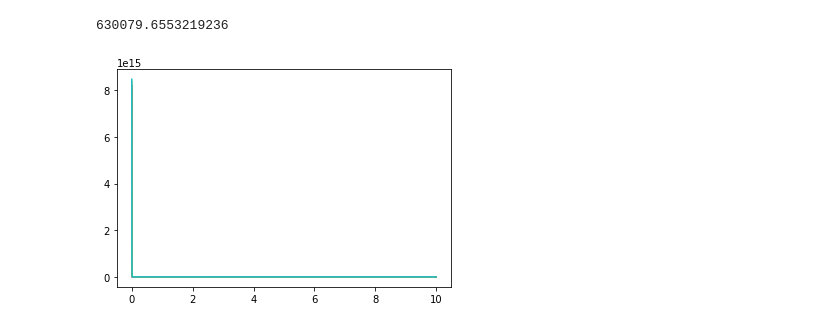
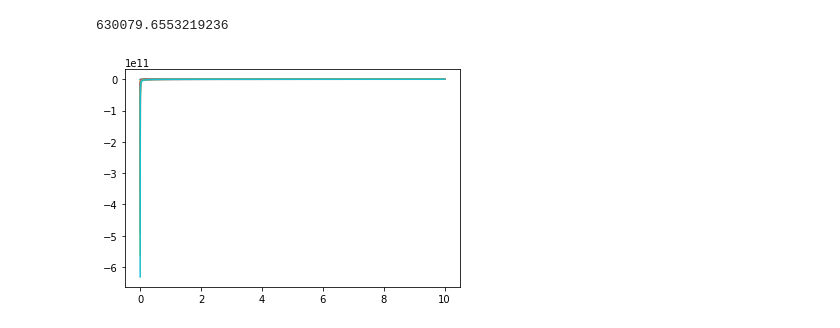
Before and after one commit to mamerchandmedi/lattice, a Jupyter notebook: Field_equation_v2.ipynb, the cells around one changed output. Drawn from its saved outputs; the diff is of its cells as text; code cells hidden in the pictures.

```diff
--- a/Field_equation_v2.ipynb
+++ b/Field_equation_v2.ipynb
@@ -90,35 +90,35 @@ d1 = ((r[1:] + dr)**2 + r[1:]**2)/(2*dr**2*r[1:]**2)
 d2 = ((r[1:] - dr)**2 + r[1:]**2)/(2*dr**2*r[1:]**2)
 ct1 = -dt*(r[1:] + dr)**2/(2*dr*r[1:]**2)
 ct2 = dt*(r[1:] - dr)**2/(2*dr*r[1:]**2)
-for i in range(100000):#--------------------------------------------------iterate over time
+for i in range(1000):#--------------------------------------------------iterate over time
     #------1 step evolution
     phi = 0.5*dt*phi2 + phi
     lphi = np.append(phi[1:],0)
     rphi = np.append(vt,phi[:-1])
     #------2nd step evolution
     phi2[1:] = phi2[1:] + dt*( d1*(lphi[1:]-phi[1:])-d2*(phi[1:]-rphi[1:]) - dVT(phi[1:],T[1:]) )
     #-------3rd step evolution
     phi = 0.5*dt*phi2 +phi
 
     #-------tau evolution
     ltau = np.append(tau[1:],tau[len(tau)-1])
     rtau = np.append(tau[0],tau[:-1])
     Ftau = (tau + p(phi,T))*v
     lFtau = np.append(Ftau[1:],Ftau[len(Ftau)-1])
     rFtau = np.append(Ftau[0],Ftau[:-1])
     tau[1:] = tau[1:] + ct1*(lFtau[1:]) + ct2*(rFtau[1:])
 
     #-------Z evolution
     lZ = np.append(Z[1:],Z[len(Z)-1])
     rZ = np.append(Z[0],Z[:-1])
     FZ = Z*v + p(phi,T)
     lFZ = np.append(FZ[1:],FZ[len(FZ)-1])
     rFZ = np.append(FZ[0],FZ[:-1])
-    Z[1:] = Z[1:] + ct1*(lFZ[1:]) + ct2*(rFZ[1:]) - 2*dt*p(phi[1:],T[1:])/r[1:]
+    Z[1:] = Z[1:] + ct1*(lFZ[1:]) + ct2*(rFZ[1:]) - 2*dt*p(phi0[1:],T[1:])/r[1:]
 
     #------plotting
-    if(i%10000==0):
+    if(i%100==0):
+        plt.plot(r[1:],Z[1:])
         #plt.plot(r[1:],tau[1:])
-        plt.plot(r[1:],Z[1:])
 # %% [output]
-[figure, old version]
+[figure, new version]
```
Also changed, not shown: parts of 1 cell of this notebook.
